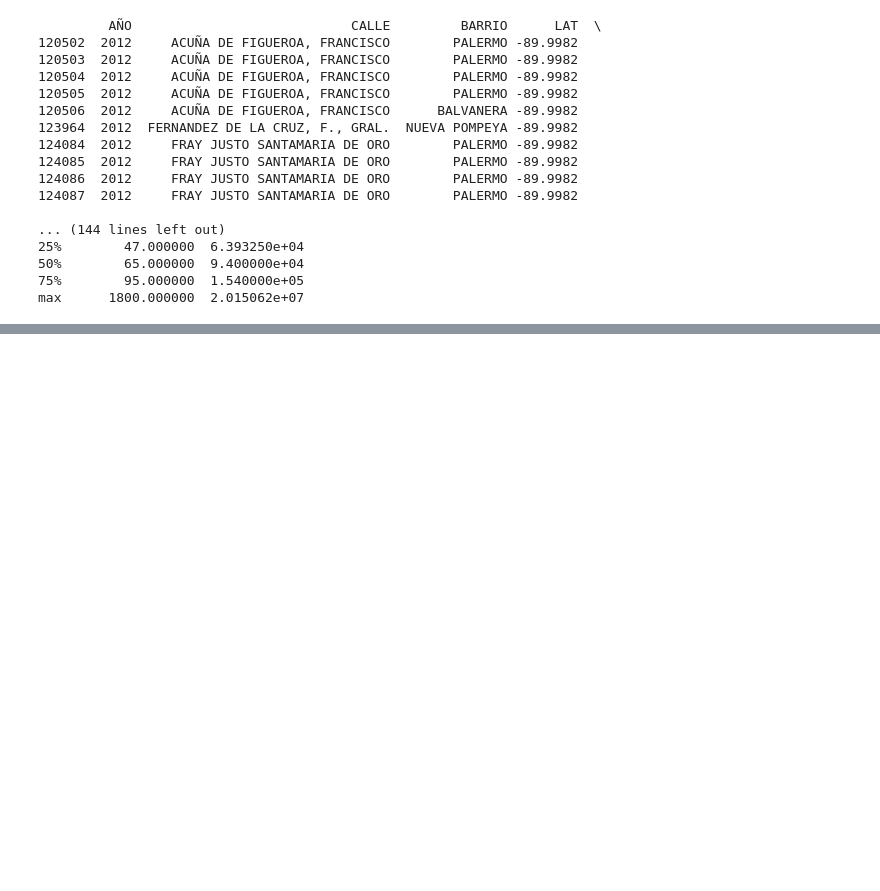
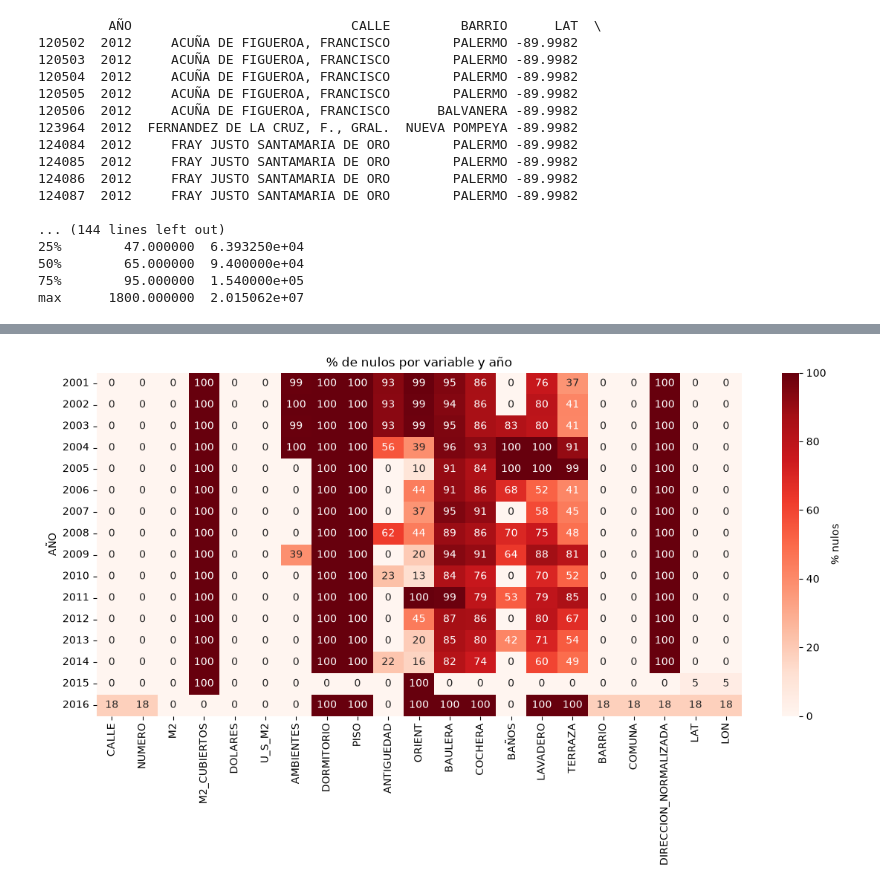
Before and after one commit to GuArBarrajon/taller_integrador, a Jupyter notebook: notebooks/01_eda.ipynb, the cells around one changed output, grey strips where cells are left out. Saved outputs shown, nothing was run; the diff lists cells and outputs as text; code cells hidden in the pictures; blank space fills up the shorter version.

```diff
--- a/notebooks/01_eda.ipynb
+++ b/notebooks/01_eda.ipynb
@@ -79,3 +80,15 @@ print(df[["M2", "DOLARES", "U_S_M2"]].describe())
 50%        65.000000  9.400000e+04
 75%        95.000000  1.540000e+05
 max      1800.000000  2.015062e+07
+# %%
+import sys; sys.path.append("..")
+%load_ext autoreload
+%autoreload 2
+
+import pandas as pd, seaborn as sns, matplotlib.pyplot as plt
+from config import YEARS
+from src.data_loader import build_unified_dataset
+from src.cleaning import clean_dataset
+from src.logger_setup import flush_mongo_logs
+
+df_raw = build_unified_dataset(YEARS)
@@ -81,0 +116,7 @@ max      1800.000000  2.015062e+07
+# %%
+nulos = df_raw.drop(columns="AÑO").isnull().groupby(df_raw["AÑO"]).mean() * 100
+plt.figure(figsize=(14, 6))
+sns.heatmap(nulos, annot=True, fmt=".0f", cmap="Reds", cbar_kws={"label": "% nulos"})
+plt.title("% de nulos por variable y año"); plt.show()
+# %% [output]
+[figure, added]
```
Also changed, not shown: parts of 11 cells of this notebook, 9 other files.
